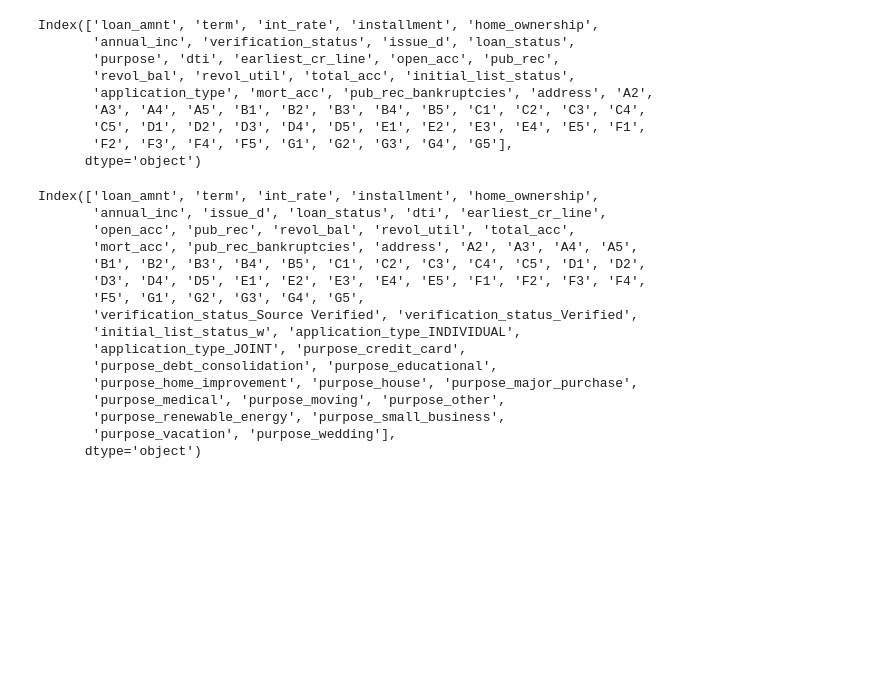
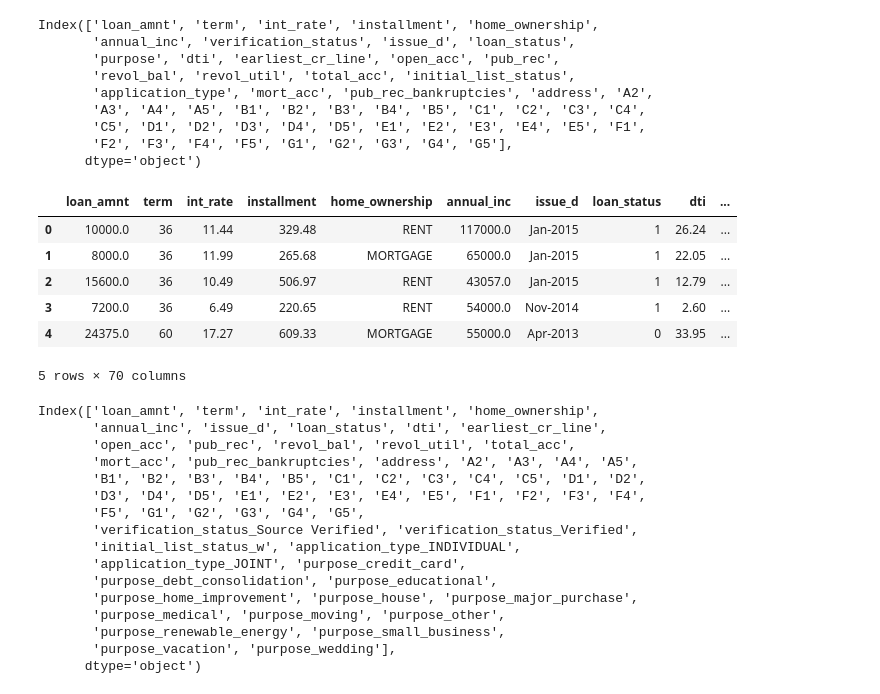
Before and after one commit to Dileep-56/LOAN-ELIGIBILITY-MODEL, a Jupyter notebook: Loan Eligibility Model.ipynb, the cells around one changed output. Drawn from its saved outputs; the diff is of its cells as text; code cells hidden in the pictures; blank space fills up the shorter version.

```diff
--- a/Loan Eligibility Model.ipynb
+++ b/Loan Eligibility Model.ipynb
@@ -525,6 +525,16 @@ Index(['loan_amnt', 'term', 'int_rate', 'installment', 'home_ownership',
 # %%
 dummies = pd.get_dummies(df[['verification_status','initial_list_status','application_type','purpose']],drop_first=True)
 df=pd.concat([df.drop(['verification_status','initial_list_status','application_type','purpose'],axis=1),dummies],axis=1)
+# %%
+df.head()
+# %% [output]
+|  | loan_amnt | term | int_rate | installment | home_ownership | annual_inc | issue_d | loan_status | dti | ... |
+| 0 | 10000.0 | 36 | 11.44 | 329.48 | RENT | 117000.0 | Jan-2015 | 1 | 26.24 | ... |
+| 1 | 8000.0 | 36 | 11.99 | 265.68 | MORTGAGE | 65000.0 | Jan-2015 | 1 | 22.05 | ... |
+| 2 | 15600.0 | 36 | 10.49 | 506.97 | RENT | 43057.0 | Jan-2015 | 1 | 12.79 | ... |
+| 3 | 7200.0 | 36 | 6.49 | 220.65 | RENT | 54000.0 | Nov-2014 | 1 | 2.60 | ... |
+| 4 | 24375.0 | 60 | 17.27 | 609.33 | MORTGAGE | 55000.0 | Apr-2013 | 0 | 33.95 | ... |
+5 rows × 70 columns
 # %%
 df.columns
 # %% [output]
```
Also changed, not shown: parts of 10 cells of this notebook.
